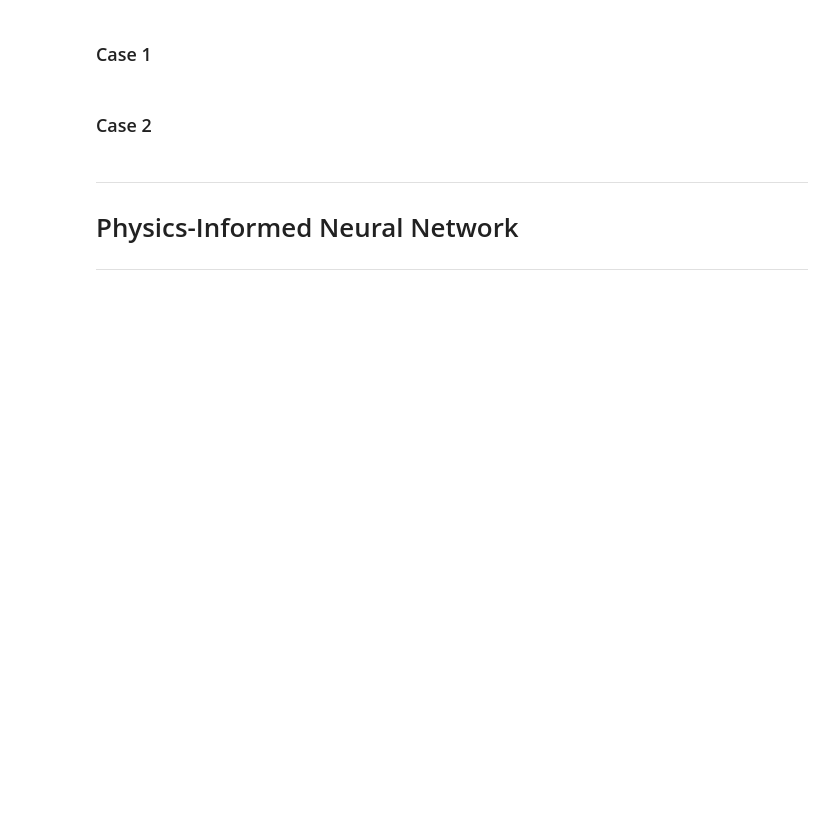
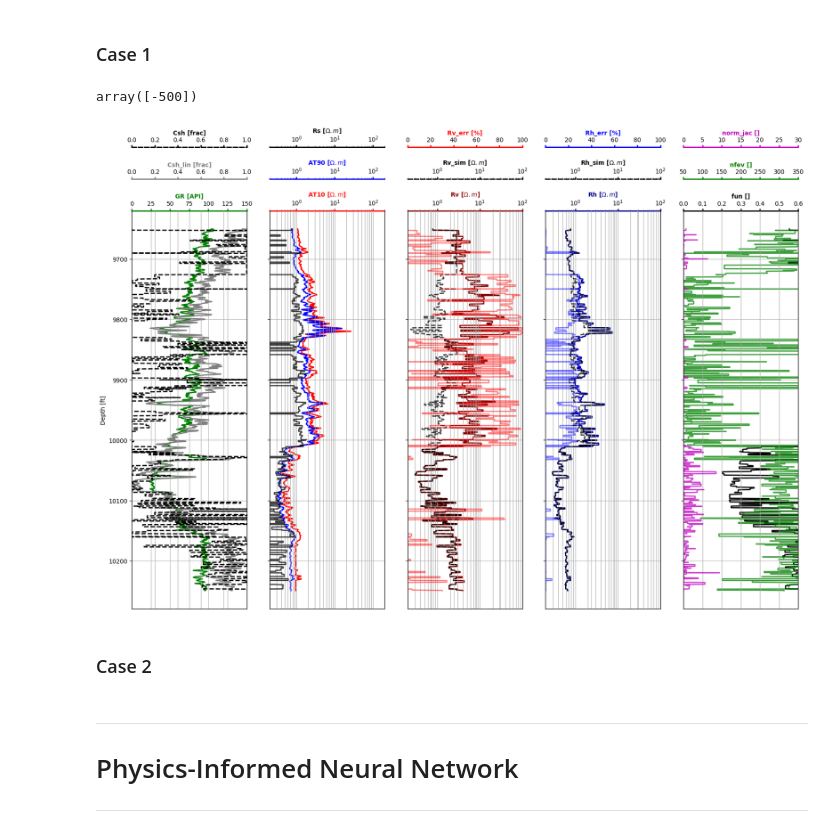
Before and after one commit to misaelmmorales/Anisotropic-Resistivity-Inversion, a Jupyter notebook: main_nb.ipynb, the cells around one changed output. Saved outputs shown, nothing was run; the diff lists cells and outputs as text; code cells hidden in the pictures; blank space fills up the shorter version.

```diff
--- a/main_nb.ipynb
+++ b/main_nb.ipynb
@@ -10,10 +16,20 @@ case1, case2 = ari.load_data()
 # %% [markdown]
 ### Case 1
+# %%
+Rv = 512
+Rh = 12
+
+x = np.array([Rv,Rh])
+# %% [output]
+array([-500])
 # %%
 case1_qinv = ari.quadratic_inversion(case1)
 # %%
-inv1 = ari.resistivity_inversion(case1, lambda_reg=1e-6, Wd_matrix=True, tolerance=1e-6, maxiter=1e3,
-                                    x0=[0.5, 1.5], Rvsh=2.8133, Rhsh=0.7746,
+inv1 = ari.resistivity_inversion(case1, Wd_matrix=True, tolerance=1e-10, maxiter=1e5,
+                                    x0=[0.5,1.5], Rvsh=2.8133, Rhsh=0.7746,
                                     method='CG', bounds=None)
+
 ari.plot_inversion_results(inv1, figsize=(20,12))
+# %% [output]
+[figure, added]
 # %%
```
Also changed, not shown: parts of 4 cells of this notebook, 11 other files.
